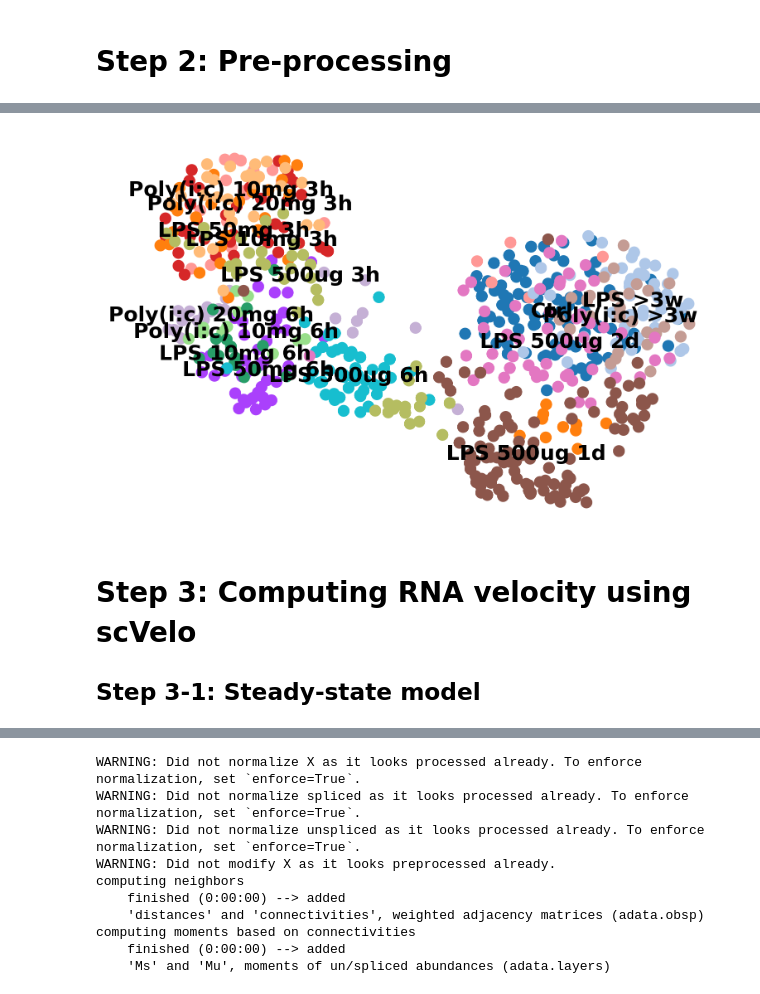
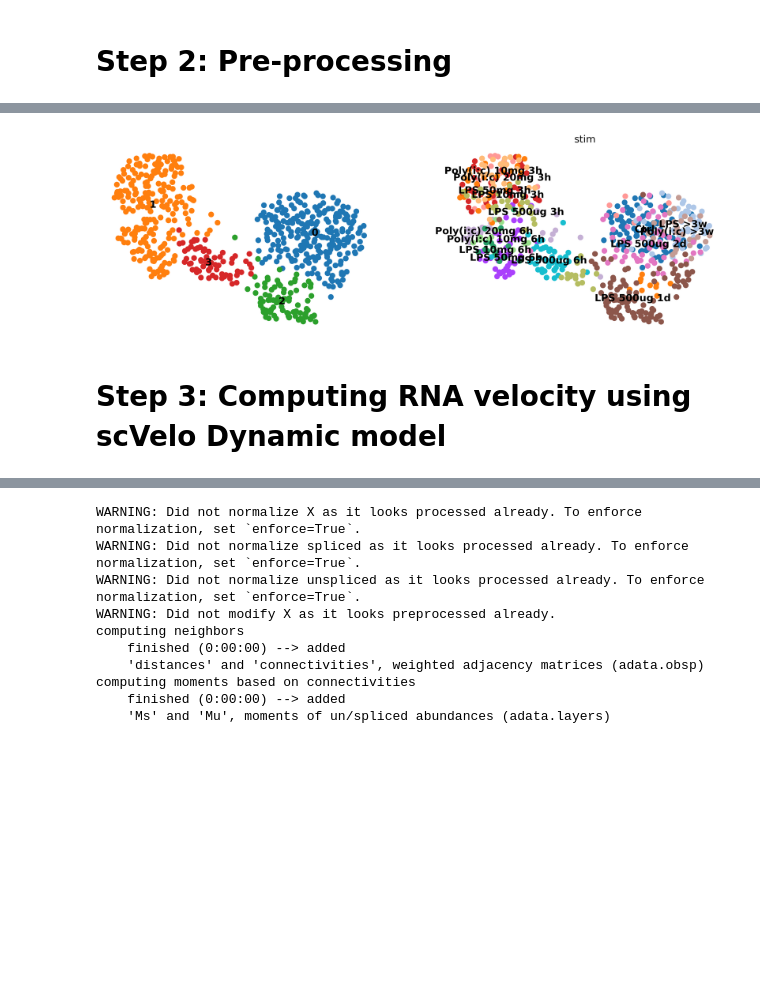
Before and after one commit to RuiyuRayWang/pituitary_inflammation, a Jupyter notebook: notebooks/scVelo_cort.ipynb, the cells around one changed output, grey strips where cells are left out. Drawn from its saved outputs; the diff is of its cells as text; code cells hidden in the pictures; blank space fills up the shorter version.

```diff
--- a/notebooks/scVelo_cort.ipynb
+++ b/notebooks/scVelo_cort.ipynb
@@ -35,4 +37,4 @@ sc.tl.umap(cort)
 # %%
 # plot umap to check
-sc.pl.umap(cort, color=['stim'], frameon=False, legend_loc='on data', title='')
+sc.pl.umap(cort, color=['leiden','stim'], frameon=False, legend_loc='on data', title='')
 # %% [output]
@@ -39,4 +42,3 @@ sc.pl.umap(cort, color=['stim'], frameon=False, legend_loc='on data', title='')
-[figure, old version]
+[figure, new version]
 # %% [markdown]
-# Step 3: Computing RNA velocity using scVelo
-## Step 3-1: Steady-state model
+# Step 3: Computing RNA velocity using scVelo Dynamic model
```
Also changed, not shown: parts of 21 cells of this notebook, 1 other file.
